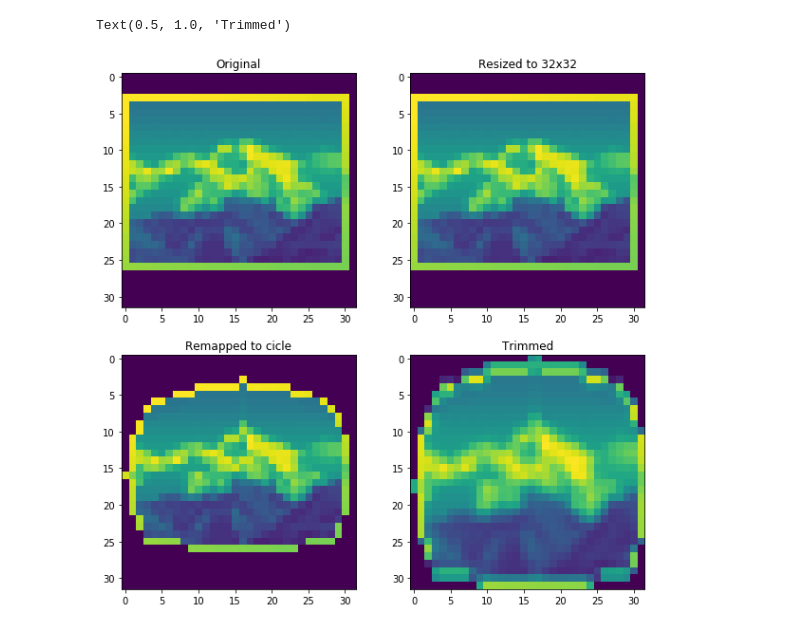
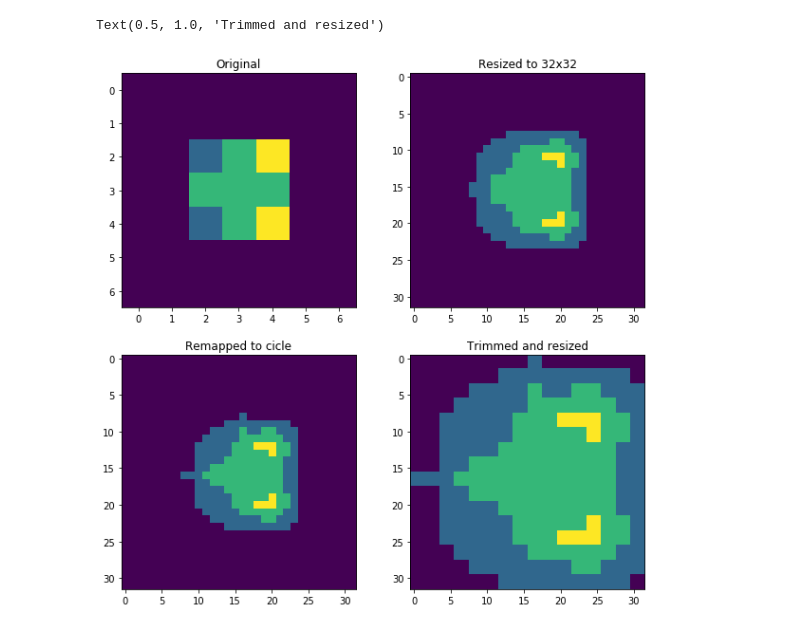
Before and after one commit to leomariga/StackOverflowSolutions, a Jupyter notebook: Square_to_circle.ipynb, the cells around one changed output. Saved outputs shown, nothing was run; the diff lists cells and outputs as text; code cells hidden in the pictures.

Commit message:
https://stackoverflow.com/questions/61913732/map-object-to-circle-in-python-opencv/61959533#61959533

```diff
--- a/Square_to_circle.ipynb
+++ b/Square_to_circle.ipynb
@@ -1,24 +34,34 @@
 # %%
 import numpy as np
 import cv2
 import matplotlib.pyplot as plt
 from squircle import to_circle, to_square
 from PIL import Image
 
-square = np.asarray(Image.open('Picture.png').convert('L'))
-#square = np.array([[0,0,0,0,0,0,0],[0,0,0,0,0,0,0],[0,0,1,2,3,0,0],[0,0,2,2,2,0,0],[0,0,1,2,3,0,0],[0,0,0,0,0,0,0],[0,0,0,0,0,0,0]], dtype=np.uint8)
+
+square = np.array([[0,0,0,0,0,0,0],[0,0,0,0,0,0,0],[0,0,1,2,3,0,0],[0,0,2,2,2,0,0],[0,0,1,2,3,0,0],[0,0,0,0,0,0,0],[0,0,0,0,0,0,0]], dtype=np.uint8)
 resized_image = cv2.resize(square, (32, 32))
 
 circle = to_circle(resized_image)
 
 coords = np.argwhere(circle)
 x_min, y_min = coords.min(axis=0)
 x_max, y_max = coords.max(axis=0)
 b = cropped = circle[x_min:x_max+1, y_min:y_max+1]
 resized_cropped_image = cv2.resize(cropped, (32, 32))
 
+fig, axs = plt.subplots(2, 2, figsize=(10,10))
+axs[0, 0].imshow(square)
+axs[0, 0].set_title('Original')
 
-fig, axs = plt.subplots(2, 2, figsize=(10,10))
+axs[0, 1].imshow(resized_image)
+axs[0, 1].set_title('Resized to 32x32')
+
+axs[1, 0].imshow(circle)
+axs[1, 0].set_title('Remapped to cicle')
+
+axs[1, 1].imshow(resized_cropped_image)
+axs[1, 1].set_title('Trimmed and resized')
 # %% [output]
-Text(0.5, 1.0, 'Trimmed')
+Text(0.5, 1.0, 'Trimmed and resized')
-[figure, old version]
+[figure, new version]
```
Also changed, not shown: parts of 2 cells of this notebook.
